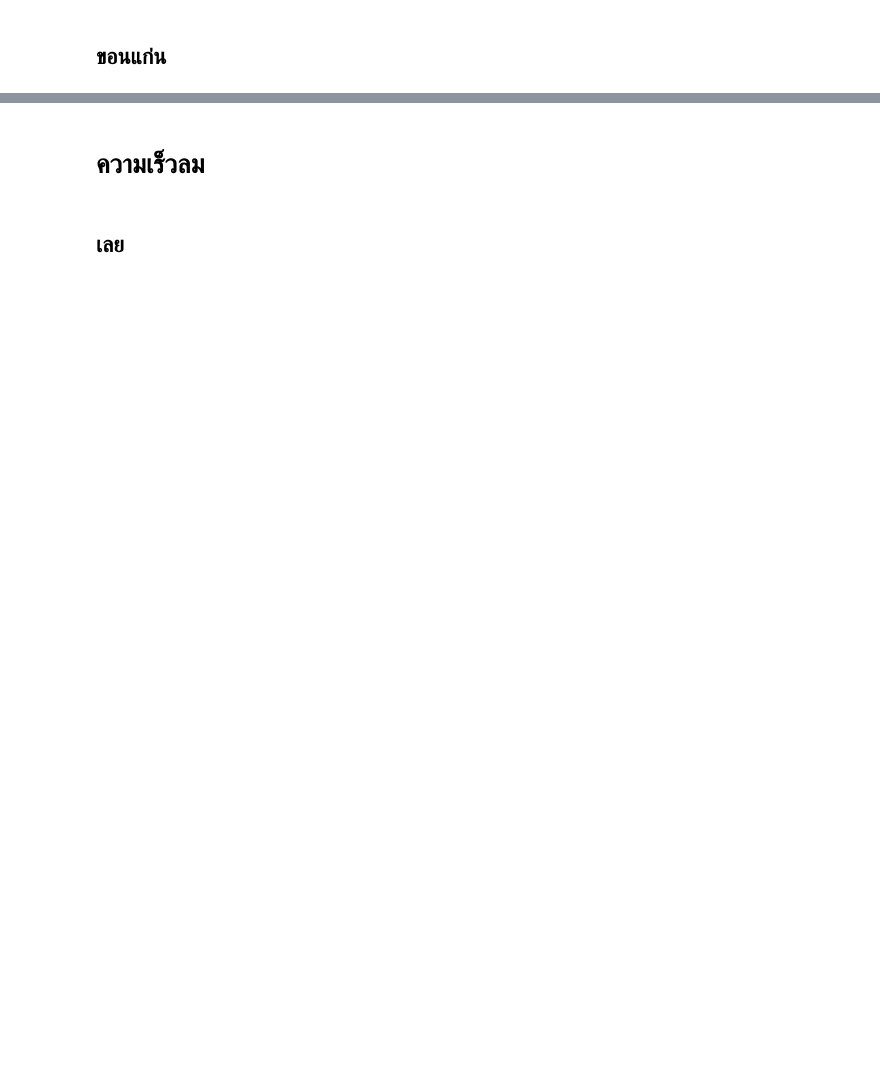
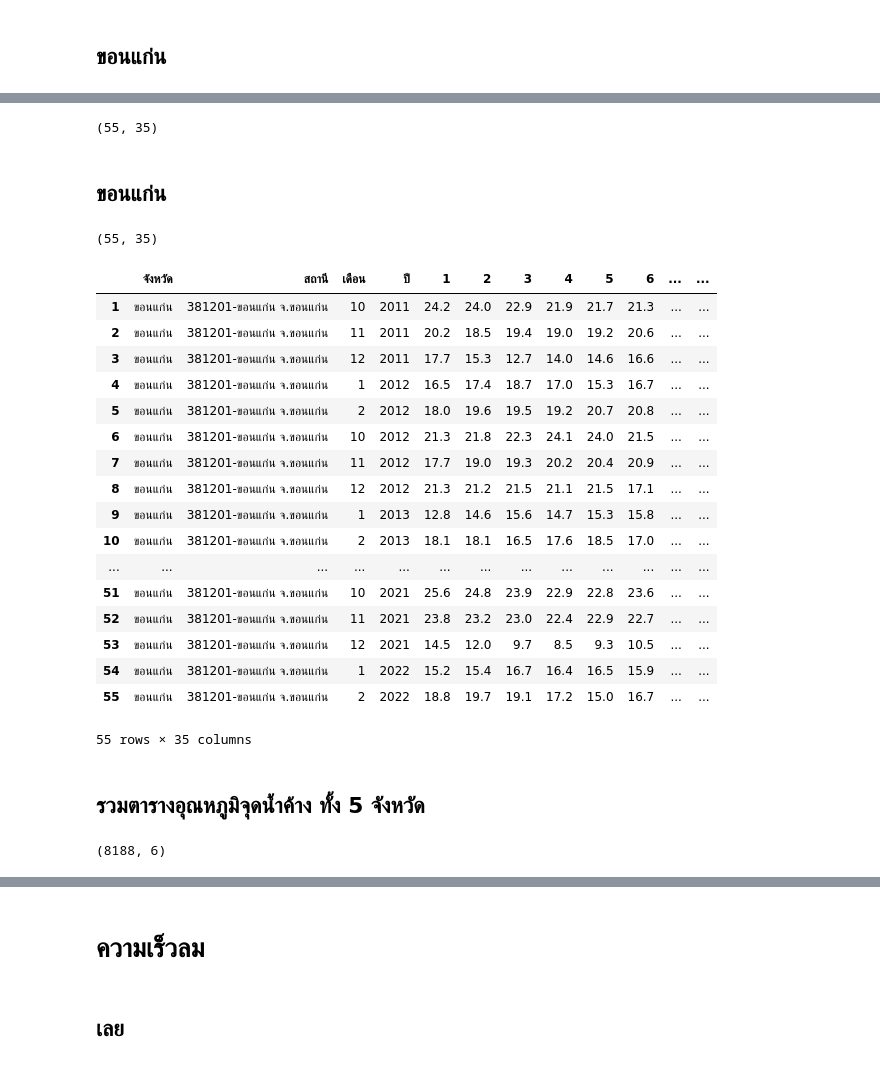
Before and after one commit to chutimaq/bsc_dpdm22, a Jupyter notebook: Group_Quiz.ipynb, the cells around one changed output, grey strips where cells are left out. Drawn from its saved outputs; the diff is of its cells as text; code cells hidden in the pictures; blank space fills up the shorter version.

```diff
--- a/Group_Quiz.ipynb
+++ b/Group_Quiz.ipynb
@@ -272,0 +343,6 @@ B = B.sort_values(by=['จังหวัด','ปี','เดือน','วั
+# %%
+dewp_nk.shape
+# %% [output]
+(55, 35)
+# %% [markdown]
+## ขอนแก่น
@@ -272,0 +356,27 @@ B = B.sort_values(by=['จังหวัด','ปี','เดือน','วั
+# %%
+dewp_kn.shape
+# %% [output]
+(55, 35)
+# %%
+dewp_kn
+# %% [output]
+|  | จังหวัด | สถานี | เดือน | ปี | 1 | 2 | 3 | 4 | 5 | 6 | ... | ... |
+| 1 | ขอนแก่น | 381201-ขอนแก่น จ.ขอนแก่น | 10 | 2011 | 24.2 | 24.0 | 22.9 | 21.9 | 21.7 | 21.3 | ... | ... |
+| 2 | ขอนแก่น | 381201-ขอนแก่น จ.ขอนแก่น | 11 | 2011 | 20.2 | 18.5 | 19.4 | 19.0 | 19.2 | 20.6 | ... | ... |
+| 3 | ขอนแก่น | 381201-ขอนแก่น จ.ขอนแก่น | 12 | 2011 | 17.7 | 15.3 | 12.7 | 14.0 | 14.6 | 16.6 | ... | ... |
+| 4 | ขอนแก่น | 381201-ขอนแก่น จ.ขอนแก่น | 1 | 2012 | 16.5 | 17.4 | 18.7 | 17.0 | 15.3 | 16.7 | ... | ... |
+| 5 | ขอนแก่น | 381201-ขอนแก่น จ.ขอนแก่น | 2 | 2012 | 18.0 | 19.6 | 19.5 | 19.2 | 20.7 | 20.8 | ... | ... |
+| 6 | ขอนแก่น | 381201-ขอนแก่น จ.ขอนแก่น | 10 | 2012 | 21.3 | 21.8 | 22.3 | 24.1 | 24.0 | 21.5 | ... | ... |
+| 7 | ขอนแก่น | 381201-ขอนแก่น จ.ขอนแก่น | 11 | 2012 | 17.7 | 19.0 | 19.3 | 20.2 | 20.4 | 20.9 | ... | ... |
+| 8 | ขอนแก่น | 381201-ขอนแก่น จ.ขอนแก่น | 12 | 2012 | 21.3 | 21.2 | 21.5 | 21.1 | 21.5 | 17.1 | ... | ... |
+| 9 | ขอนแก่น | 381201-ขอนแก่น จ.ขอนแก่น | 1 | 2013 | 12.8 | 14.6 | 15.6 | 14.7 | 15.3 | 15.8 | ... | ... |
+| 10 | ขอนแก่น | 381201-ขอนแก่น จ.ขอนแก่น | 2 | 2013 | 18.1 | 18.1 | 16.5 | 17.6 | 18.5 | 17.0 | ... | ... |
+| ... | ... | ... | ... | ... | ... | ... | ... | ... | ... | ... | ... | ... |
+| 51 | ขอนแก่น | 381201-ขอนแก่น จ.ขอนแก่น | 10 | 2021 | 25.6 | 24.8 | 23.9 | 22.9 | 22.8 | 23.6 | ... | ... |
+| 52 | ขอนแก่น | 381201-ขอนแก่น จ.ขอนแก่น | 11 | 2021 | 23.8 | 23.2 | 23.0 | 22.4 | 22.9 | 22.7 | ... | ... |
+| 53 | ขอนแก่น | 381201-ขอนแก่น จ.ขอนแก่น | 12 | 2021 | 14.5 | 12.0 | 9.7 | 8.5 | 9.3 | 10.5 | ... | ... |
+| 54 | ขอนแก่น | 381201-ขอนแก่น จ.ขอนแก่น | 1 | 2022 | 15.2 | 15.4 | 16.7 | 16.4 | 16.5 | 15.9 | ... | ... |
+| 55 | ขอนแก่น | 381201-ขอนแก่น จ.ขอนแก่น | 2 | 2022 | 18.8 | 19.7 | 19.1 | 17.2 | 15.0 | 16.7 | ... | ... |
+55 rows × 35 columns
+# %% [markdown]
+## รวมตารางอุณหภูมิจุดน้ำค้าง ทั้ง 5 จังหวัด
@@ -272,0 +393,4 @@ B = B.sort_values(by=['จังหวัด','ปี','เดือน','วั
+# %%
+dew_point.shape
+# %% [output]
+(8188, 6)
```
Also changed, not shown: parts of 283 cells of this notebook.
